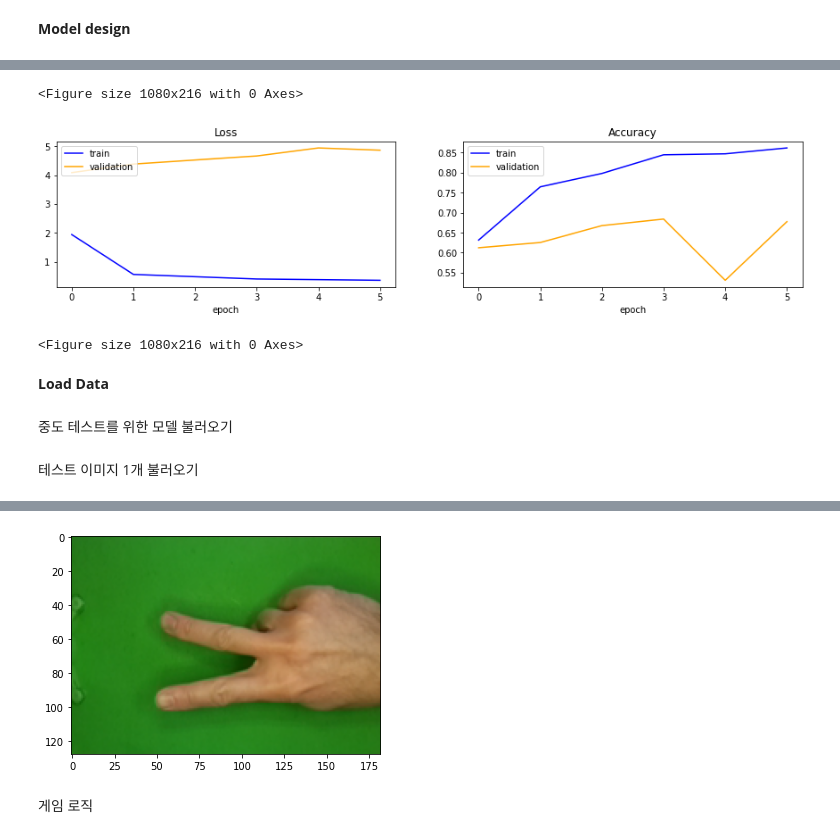
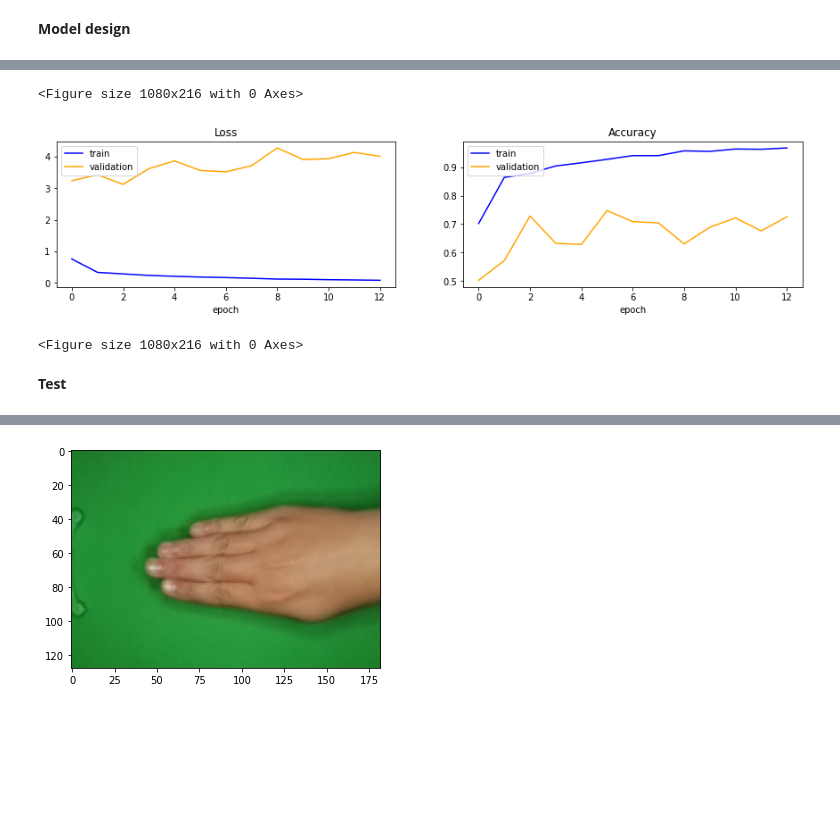
Before and after one commit to Jinops/cnn-rps-game, a Jupyter notebook: cnn_model.ipynb, the cells around one changed output, grey strips where cells are left out. Cells and saved outputs as stored; diff of their text form; code cells hidden in the pictures; blank space fills up the shorter version.

```diff
--- a/cnn_model.ipynb
+++ b/cnn_model.ipynb
@@ -83,23 +83,29 @@ count
 # %% [markdown]
 **Model design**
 # %%
-learning_rate = 0.01
+learning_rate = 0.2
 
-batch_size = 32
+batch_size = 5
 epochs = 50
-validation_split = 0.2
+validation_split = 0.3
 
-early_stop = tf.keras.callbacks.EarlyStopping(monitor='val_loss', patience=5)
+early_stop = tf.keras.callbacks.EarlyStopping(monitor='val_loss', patience=10)
 # %%
 model = tf.keras.Sequential()
-model.add(layers.Conv2D(32, (3,3), strides=(1,1), padding='same', activation='relu', input_shape=input_shape, name='conv1'))
-model.add(layers.MaxPooling2D((2,2),strides=(1,1), padding='same', name='pool1'))
-model.add(layers.Conv2D(32, (3, 3), strides=(1,1), padding='same', activation = 'relu', input_shape=input_shape, name='conv2'))
-model.add(layers.MaxPooling2D((2,2),strides=(1,1), padding='same', name='pool2'))
+model.add(layers.Conv2D(16, (3,3), strides=(1,1), padding='same',
+                        activation='relu', input_shape=input_shape,
+                        name='conv1'))
+model.add(layers.MaxPooling2D((2,2), strides=(2,2), padding='same',
+                        name='pool1'))
+model.add(layers.Conv2D(32, (3,3), strides=(1,1), padding='same',
+                        activation='relu', input_shape=input_shape,
+                        name='conv2'))
+model.add(layers.MaxPooling2D((2,2), strides=(2,2), padding='same',
+                        name='pool2'))
 
 model.add(layers.Flatten())
-model.add(layers.Dense(units=512, activation='relu'))
-model.add(layers.Dense(units=len(categories), activation='softmax'))
+model.add(layers.Dense(128, activation='relu'))
+model.add(layers.Dense(len(categories), activation='softmax'))
 
 model.compile(loss=tf.keras.losses.categorical_crossentropy,
               optimizer=tf.keras.optimizers.Adadelta(learning_rate=learning_rate),
@@ -185,21 +194,12 @@ plt_accuracy.legend(loc='upper left')
 plt.figure(figsize=(15,3))
 # %% [output]
 <Figure size 1080x216 with 0 Axes>
-[figure, old version]
+[figure, new version]
 <Figure size 1080x216 with 0 Axes>
-# %% [markdown]
-**Load Data**
-# %% [markdown]
-중도 테스트를 위한 모델 불러오기
-# %%
-## load model file - 저장된 모델 사용 시만 사용 !
-from tensorflow.python.keras.models import load_model
-
-model = load_model(dir + "model.h5")
-# %% [markdown]
-테스트 이미지 1개 불러오기
+# %% [markdown]
+**Test**
 # %%
-test_image = get_image_to_array(dir + "test_scissors.png")
+test_image = get_image_to_array(dir + "test_paper.png")
 plt.imshow(test_image)
 # 데이터 1개 테스트
 test_image = test_image.astype('float32')
@@ -208,6 +208,6 @@ test_image = test_image.reshape((1,) + input_shape)
 
 # model.predict(test_image)
 predict = np.argmax(model.predict(test_image), axis=-1)[0]
-category = categories[predict.tolist()]
-print("predict:", category)
+print(predict)
+print("predict:", categories[predict])
 # %% [output]
@@ -214,4 +216,2 @@ print("predict:", category)
 predict: paper
-[figure, old version]
+[figure, new version]
-# %% [markdown]
-게임 로직
```
Also changed, not shown: parts of 6 cells of this notebook.
